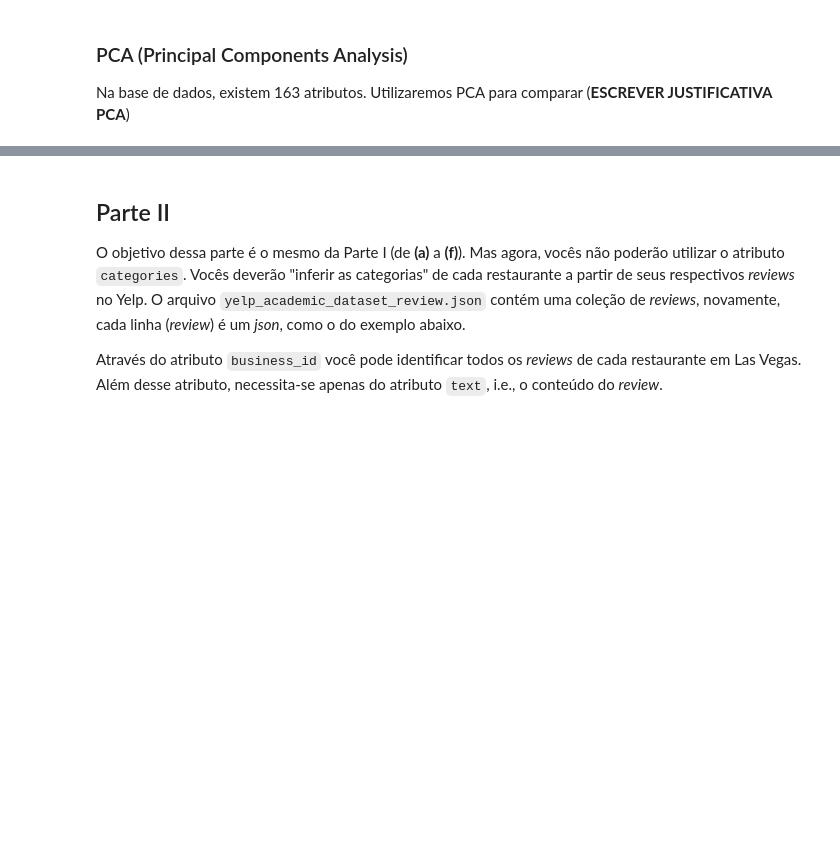
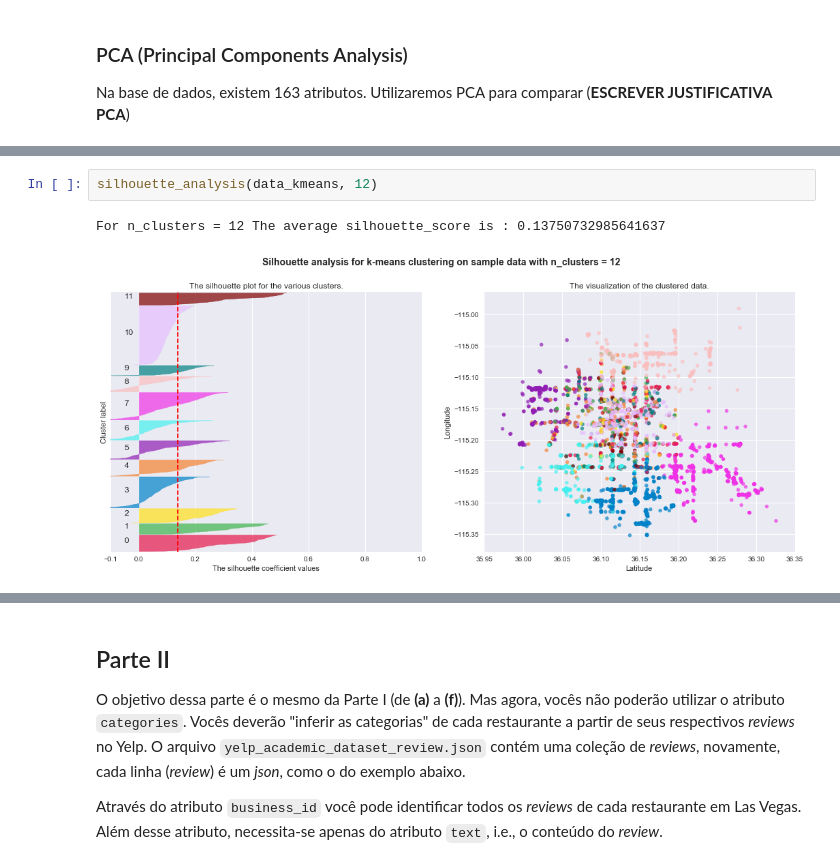
Before and after one commit to gaabrielfranco/data-mining-w1, a Jupyter notebook: w1.ipynb, the cells around one changed output, grey strips where cells are left out. Saved outputs shown, nothing was run; the diff lists cells and outputs as text; blank space fills up the shorter version.

```diff
--- a/w1.ipynb
+++ b/w1.ipynb
@@ -345,0 +336,5 @@ For n_clusters = 10 The average silhouette_score is : 0.4314334188813526
+# %%
+silhouette_analysis(data_kmeans, 12)
+# %% [output]
+For n_clusters = 12 The average silhouette_score is : 0.13750732985641637
+[figure, added]
```
Also changed, not shown: parts of 45 cells of this notebook, 1 other file.
